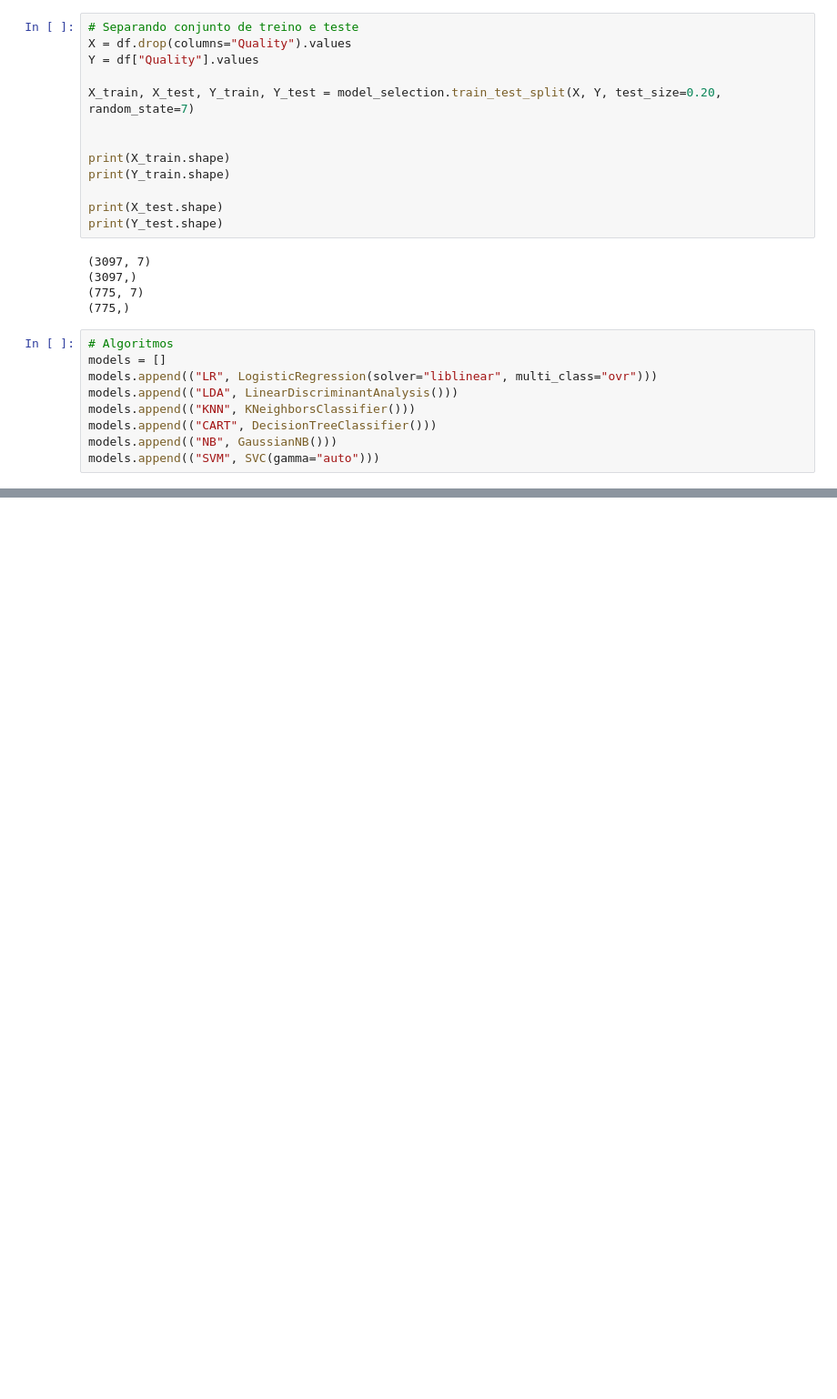
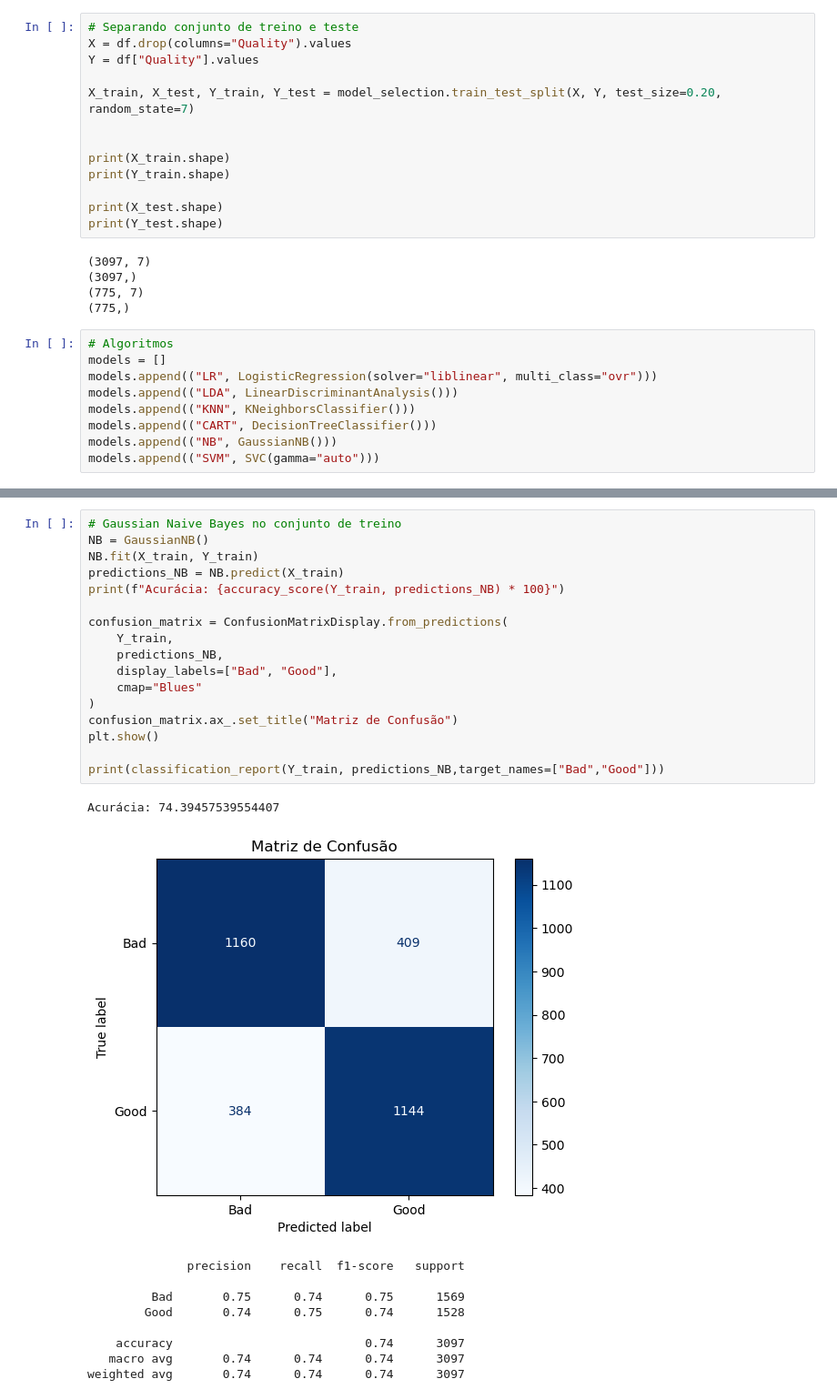
Before and after one commit to Guilherme-Luis/Chat-Apple-Quality, a Jupyter notebook: ml/Extract-model.ipynb, the cells around one changed output, grey strips where cells are left out. Shown at 91% size. Drawn from its saved outputs; the diff is of its cells as text; blank space fills up the shorter version.

```diff
--- a/ml/Extract-model.ipynb
+++ b/ml/Extract-model.ipynb
@@ -304,0 +362,28 @@ weighted avg       0.89      0.89      0.89       775
+# %%
+# Gaussian Naive Bayes no conjunto de treino
+NB = GaussianNB()
+NB.fit(X_train, Y_train)
+predictions_NB = NB.predict(X_train)
+print(f"Acurácia: {accuracy_score(Y_train, predictions_NB) * 100}")
+
+confusion_matrix = ConfusionMatrixDisplay.from_predictions(
+    Y_train,
+    predictions_NB,
+    display_labels=["Bad", "Good"],
+    cmap="Blues"
+)
+confusion_matrix.ax_.set_title("Matriz de Confusão")
+plt.show()
+
+print(classification_report(Y_train, predictions_NB,target_names=["Bad","Good"]))
+# %% [output]
+Acurácia: 74.39457539554407
+[figure, added]
+              precision    recall  f1-score   support
+
+         Bad       0.75      0.74      0.75      1569
+        Good       0.74      0.75      0.74      1528
+
+    accuracy                           0.74      3097
+   macro avg       0.74      0.74      0.74      3097
+weighted avg       0.74      0.74      0.74      3097
```
Also changed, not shown: parts of 16 cells of this notebook, 3 other files.
